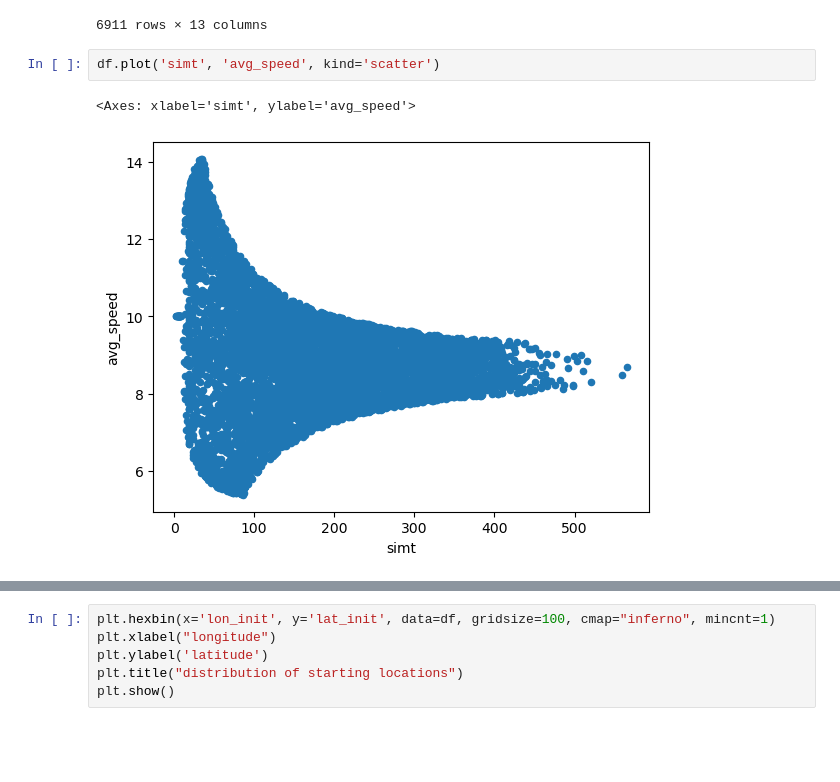
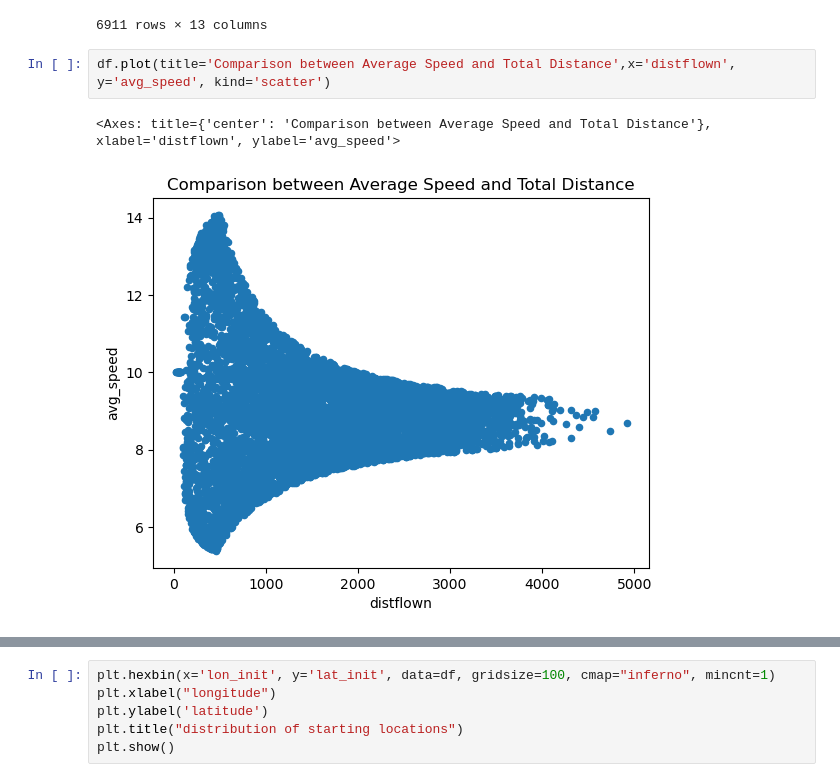
Before and after one commit to MDiDeo/cap6707_uav_project, a Jupyter notebook: multiple_UAV.ipynb, the cells around one changed output, grey strips where cells are left out. Saved outputs shown, nothing was run; the diff lists cells and outputs as text; blank space fills up the shorter version.

```diff
--- a/multiple_UAV.ipynb
+++ b/multiple_UAV.ipynb
@@ -259,7 +265,7 @@ df
 | 6910 | 182.0 | 19933 | 4.631014 | -74.070962 | 2.36139 | 1552.462809 | 4.631854 | -74.084877 | 3.048 | 0.000840 | ... |
 6911 rows × 13 columns
 # %%
-df.plot('simt', 'avg_speed', kind='scatter')
+df.plot(title='Comparison between Average Speed and Total Distance',x='distflown', y='avg_speed', kind='scatter')
 # %% [output]
-<Axes: xlabel='simt', ylabel='avg_speed'>
+<Axes: title={'center': 'Comparison between Average Speed and Total Distance'}, xlabel='distflown', ylabel='avg_speed'>
-[figure, old version]
+[figure, new version]
```
Also changed, not shown: parts of 7 cells of this notebook, 5 other files.
